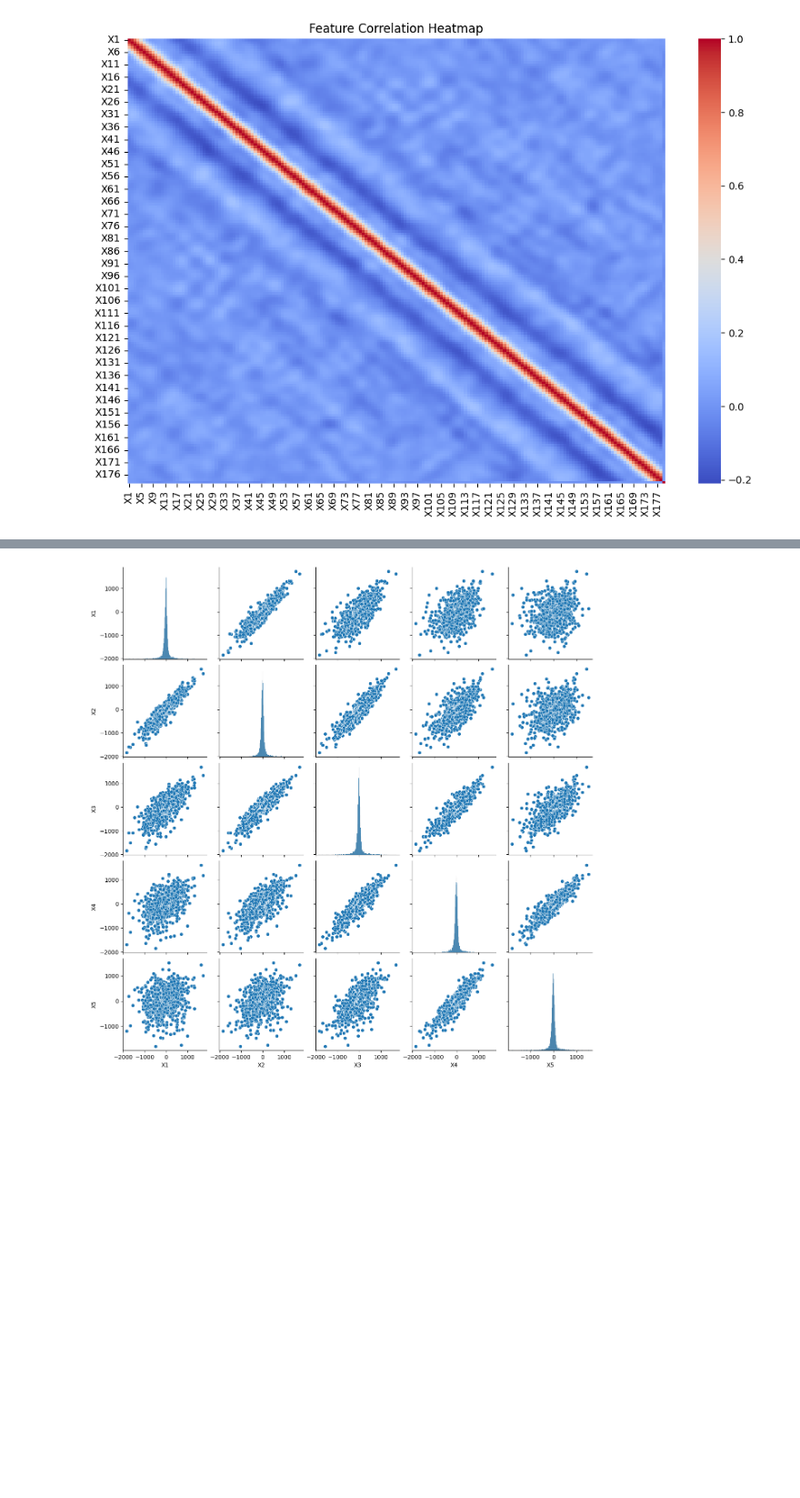
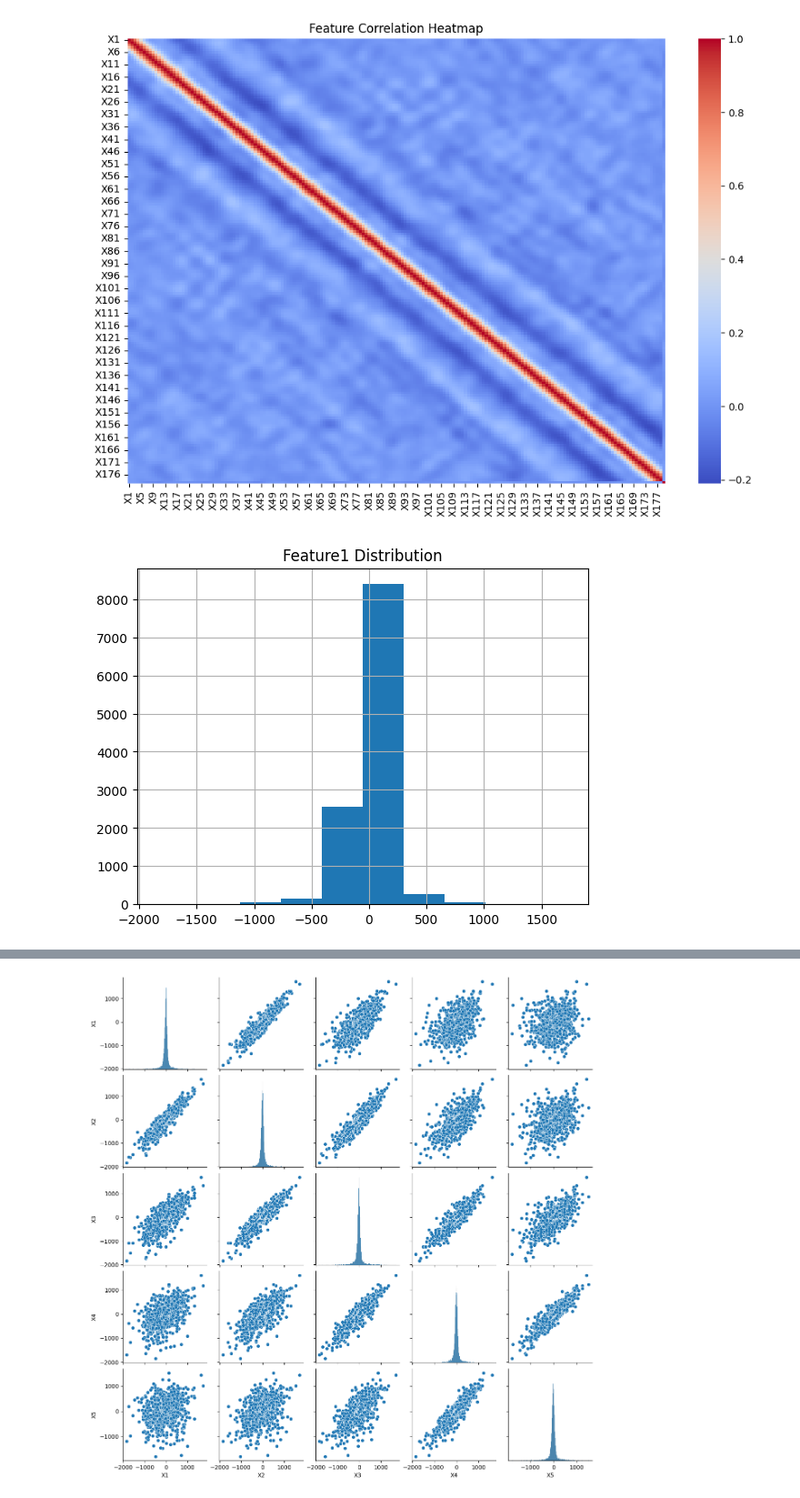
Before and after one commit to DarkGuardian641/Epileptic-Seizure-Detection, a Jupyter notebook: notebooks/EDA.ipynb, the cells around one changed output, grey strips where cells are left out. Shown at 91% size. Drawn from its saved outputs; the diff is of its cells as text; code cells hidden in the pictures; blank space fills up the shorter version.

```diff
--- a/notebooks/EDA.ipynb
+++ b/notebooks/EDA.ipynb
@@ -107,3 +113,10 @@ plt.title('Feature Correlation Heatmap')
 plt.show()
 # %% [output]
 [figure]
+# %%
+# Univariate Analysis
+df.iloc[:, 1].hist()
+plt.title('Feature1 Distribution')
+plt.show()
+# %% [output]
+[figure, added]
```
Also changed, not shown: parts of 3 cells of this notebook, 10 other files.
